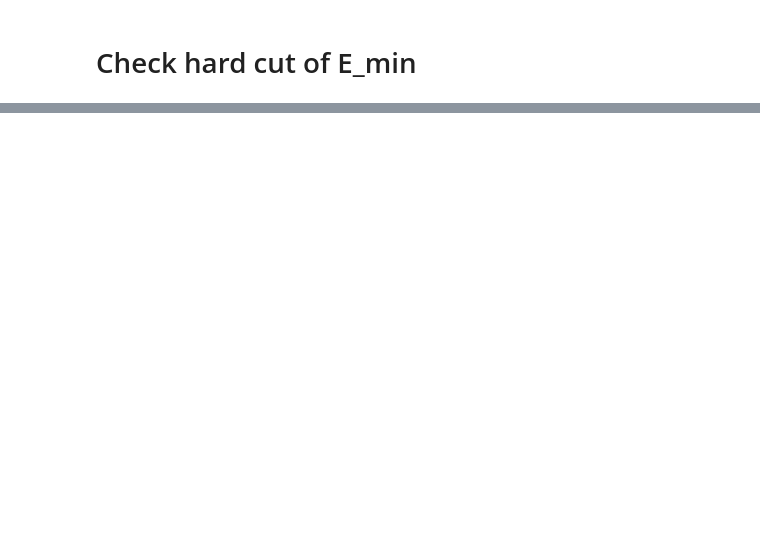
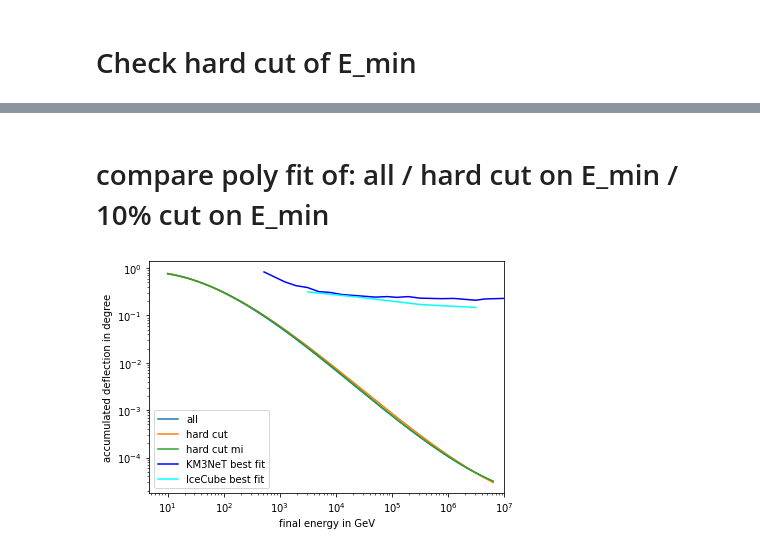
Before and after one commit to pascalgutjahr/muon-deflection-paper, a Jupyter notebook: deflection/total_defl_combined_moliere.ipynb, the cells around one changed output, grey strips where cells are left out. Cells and saved outputs as stored; diff of their text form; code cells hidden in the pictures; blank space fills up the shorter version.

```diff
--- a/deflection/total_defl_combined_moliere.ipynb
+++ b/deflection/total_defl_combined_moliere.ipynb
@@ -640,0 +918,21 @@ if save_plot:
+# %% [markdown]
+# compare poly fit of: all / hard cut on E_min / 10% cut on E_min
+# %%
+x = np.logspace(1, 6.8, 1000)
+plt.plot(x, np.power(10, poly(np.log10(x), 0.02346311, -0.30322558, 0.34082957, -0.17725468)), label='all')
+plt.plot(x, np.power(10, poly(np.log10(x), 0.02079745, -0.27869264,  0.2896827,  -0.14734355)), label='hard cut')
+plt.plot(x, np.power(10, poly(np.log10(x),  0.02407291, -0.31206222 , 0.37943753, -0.21557717)), label='hard cut mi')
+plt.plot(KM3NeT_median_error_E, KM3NeT_median_error_theta, '-', color='blue', label='KM3NeT best fit')
+plt.plot(IceCube_median_error_E, IceCube_median_error_theta, '-', color='cyan', label='IceCube best fit')
+
+plt.xscale('log')
+plt.yscale('log')
+plt.xlabel('final energy in GeV')
+plt.ylabel('accumulated deflection in degree')
+plt.xlim(right=1e7)
+plt.legend()
+plt.tight_layout()
+if save_plot:
+    plt.savefig(plot_dir + 'compare_fits_different_cuts_E_min.pdf')
+# %% [output]
+[figure, added]
```
Also changed, not shown: parts of 19 cells of this notebook, 1 other file.
